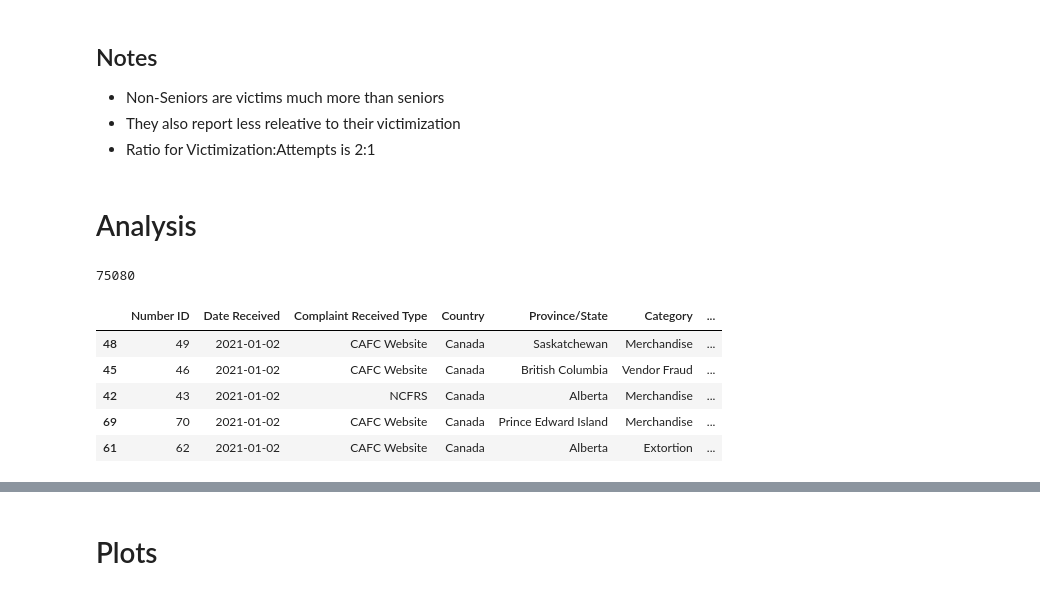
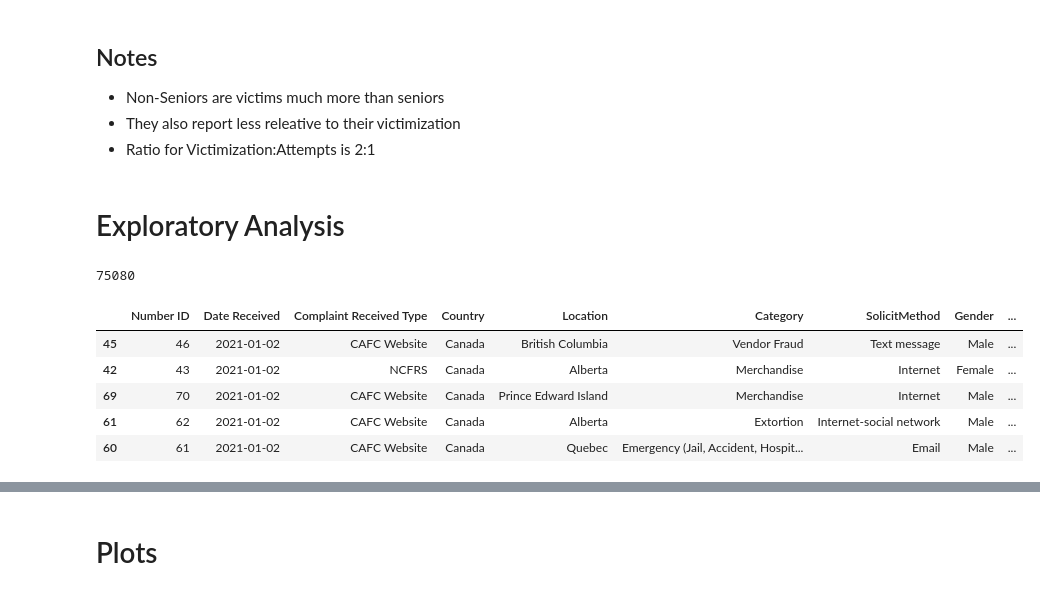
Before and after one commit to Michael-Kummer/Website-Notebooks, a Jupyter notebook: Senior Fraud/Cad Fraud.ipynb, the cells around one changed output, grey strips where cells are left out. Cells and saved outputs as stored; diff of their text form; code cells hidden in the pictures.

```diff
--- a/Senior Fraud/Cad Fraud.ipynb
+++ b/Senior Fraud/Cad Fraud.ipynb
@@ -230,0 +271,29 @@ seniorNonSeniorPlotCount = pd.concat([seniorAttemptCounts, seniorVictimCounts, n
+# %%
+seniorAgeList = ["60 - 69", "70 - 79", "80 - 89", "90 - 99", "100 +"]
+nonSeniorAgeList = ["1 - 9", "10 - 19", "20 - 29", "30 - 39", "40 - 49", "50 - 59"]
+
+# Senior data - correct the filtering
+AlbertaAttemptData = attemptData[attemptData["Province/State"] == "Alberta"]
+AlbertaVictimCounts = victimData[victimData["Province/State"] == "Alberta"]
+seniorAttemptCounts = AlbertaAttemptData[AlbertaAttemptData["Age"].isin(seniorAgeList)].groupby(pd.Grouper(key='Date Received', freq='2W')).size().reset_index(name='count')
+seniorVictimCounts = AlbertaVictimCounts[AlbertaVictimCounts["Age"].isin(seniorAgeList)].groupby(pd.Grouper(key='Date Received', freq='2W')).size().reset_index(name='count')
+
+# NonSeniors
+nonSeniorAttemptCounts = AlbertaAttemptData[AlbertaAttemptData["Age"].isin(nonSeniorAgeList)].groupby(pd.Grouper(key='Date Received', freq='2W')).size().reset_index(name='count')
+nonSeniorVictimCounts = AlbertaVictimCounts[AlbertaVictimCounts["Age"].isin(nonSeniorAgeList)].groupby(pd.Grouper(key='Date Received', freq='2W')).size().reset_index(name='count')
+
+seniorAttemptCounts['type'] = 'Senior Attempt'
+seniorVictimCounts['type'] = 'Senior Victim'
+nonSeniorAttemptCounts['type'] = 'Non-Senior Attempt'
+nonSeniorVictimCounts['type'] = 'Non-Senior Victim'
+
+seniorNonSeniorPlotCount = pd.concat([seniorAttemptCounts, seniorVictimCounts, nonSeniorAttemptCounts, nonSeniorVictimCounts])
+
+(ggplot(seniorNonSeniorPlotCount, aes(x='Date Received', y='count', color='type'))
+ + geom_path()
+ + scale_color_manual(values=['orange', 'green', 'blue', 'red'])
+ + labs(title='Alberta Fraud Cases Over Time',
+        x='Date',
+        y='Count',
+        color='Category')
+ + theme_gray())
@@ -434,7 +511,7 @@ combined_weekly = pd.concat([senior_weekly, nonsenior_weekly])
 - They also report less releative to their victimization
 - Ratio for Victimization:Attempts is 2:1
 # %% [markdown]
-# Analysis
+# Exploratory Analysis
 # %%
 nonZeroVictim.shape[0]
 # %% [output]
@@ -442,16 +519,28 @@ nonZeroVictim.shape[0]
 # %%
 analysisData = nonZeroVictim.loc[
     lambda x: (x["Country"].notnull())
     & (x["Language"].notnull())
     & (x["Category"].notnull())
     & (x["Age"].notnull())
-]
+    & (x["Year"].notnull())
+].dropna()
+
 analysisData["lnDollarLoss"] = np.log(analysisData["Dollar Loss"])
+analysisData["Senior"] = analysisData["Age"].isin(seniorAgeList)
+analysisData = analysisData[analysisData["Gender"].isin(["Male", "Female"])]
+analysisData = analysisData.rename(columns = {"Province/State":"Location"})
+
+# Center the Year variable
+analysisData['Year_Centered'] = analysisData['Year'] - analysisData['Year'].mean()
+
+#non ln()
+nonLnAnalysisData = analysisData.rename(columns = {"Dollar Loss":"DollarLoss"})
+
 analysisData.head()
 # %% [output]
-|  | Number ID | Date Received | Complaint Received Type | Country | Province/State | Category | ... |
-| 48 | 49 | 2021-01-02 | CAFC Website | Canada | Saskatchewan | Merchandise | ... |
-| 45 | 46 | 2021-01-02 | CAFC Website | Canada | British Columbia | Vendor Fraud | ... |
-| 42 | 43 | 2021-01-02 | NCFRS | Canada | Alberta | Merchandise | ... |
-| 69 | 70 | 2021-01-02 | CAFC Website | Canada | Prince Edward Island | Merchandise | ... |
-| 61 | 62 | 2021-01-02 | CAFC Website | Canada | Alberta | Extortion | ... |
+|  | Number ID | Date Received | Complaint Received Type | Country | Location | Category | SolicitMethod | Gender | ... |
+| 45 | 46 | 2021-01-02 | CAFC Website | Canada | British Columbia | Vendor Fraud | Text message | Male | ... |
+| 42 | 43 | 2021-01-02 | NCFRS | Canada | Alberta | Merchandise | Internet | Female | ... |
+| 69 | 70 | 2021-01-02 | CAFC Website | Canada | Prince Edward Island | Merchandise | Internet | Male | ... |
+| 61 | 62 | 2021-01-02 | CAFC Website | Canada | Alberta | Extortion | Internet-social network | Male | ... |
+| 60 | 61 | 2021-01-02 | CAFC Website | Canada | Quebec | Emergency (Jail, Accident, Hospit... | Email | Male | ... |
```
Also changed, not shown: parts of 33 cells of this notebook, 9 other files.
